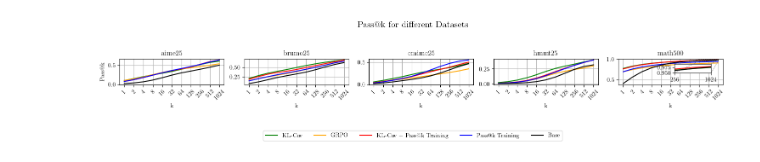
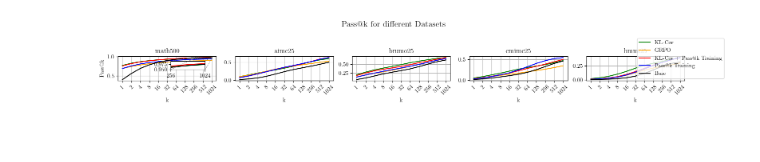
Before and after one commit to rfechner/verl, a Jupyter notebook: workspace/plots/exp17_klcov_passk_rollouts.ipynb, the cells around one changed output. Drawn from its saved outputs; the diff is of its cells as text; code cells hidden in the pictures; blank space fills up the shorter version.

Commit message:
polished plots

```diff
--- a/workspace/plots/exp17_klcov_passk_rollouts.ipynb
+++ b/workspace/plots/exp17_klcov_passk_rollouts.ipynb
@@ -45,7 +45,7 @@ colors  = {
     'GRPO' : 'orange',
     'Base' : 'black'
 }
-dataset_names = sorted(list(passk['KL-Cov'].keys()))
+dataset_names = list(passk['KL-Cov'].keys())
 fig, axes = plt.subplots(nrows=1, ncols=len(dataset_names), figsize=(3*len(dataset_names), 2))
 
 # Sicherstellen, dass axes immer iterierbar ist (falls nur 1 Dataset existiert)
@@ -60,34 +60,34 @@ for i, (ax, name) in enumerate(zip(axes, dataset_names)):
     ax.set_title(name)
     ax.set_xticks(np.arange(len(vs)), 2**np.arange(len(vs)), rotation=45)
     ax.set_xlabel('k')
     ax.grid()
     # Zoom-In Effekt für den LETZTEN Plot
-    if i == len(dataset_names) - 1:
+    if i == 0:
         # Inset erstellen
         ax_ins = inset_axes(ax, width="35%", height="35%", loc='lower right', borderpad=2)
 
         for k, v in passk.items():
             vs = v[name].mean(axis=0)
             ax_ins.plot(vs, color=colors[k])
 
         ax_ins.set_xlim(8, 10)
         ax_ins.set_ylim(0.95, 0.99)
         ax_ins.set_xticks([8, 10], [256, 1024])
 
         # ALLE VIER VERBINDUNGSLINIEN ZEICHNEN:
         # loc1 und loc2 definieren, welche Ecken verbunden werden.
         # Wir rufen es zweimal auf, um alle vier Ecken abzudecken:
         mark_inset(ax, ax_ins, loc1=1, loc2=4, fc="none", ec="0.5", ls="--", lw=0.7)
         mark_inset(ax, ax_ins, loc1=2, loc2=3, fc="none", ec="0.5", ls="--", lw=0.7)
 
-axes[0].set_ylabel('Pass@k')
+axes[0].set_ylabel('Qwen2.5-7B Pass@k')
 plt.suptitle('Pass@k for different Datasets', y=1.1, fontsize=15)
 
 # Legende fixieren
 handles, labels = axes[0].get_legend_handles_labels()
-fig.legend(handles, labels, loc='upper center', ncol=5, bbox_to_anchor=(0.5, -0.15))
+fig.legend(handles, labels, loc='upper center', bbox_to_anchor=(0.98, 0.92))
 fig.savefig('/u/rfechner/verl/plots/outcome_based2/klcov_passk_comp.pdf', bbox_inches="tight")
 plt.tight_layout()
 plt.show()
 # %% [output]
-[figure, old version]
+[figure, new version]
```
Also changed, not shown: 6 other files.
